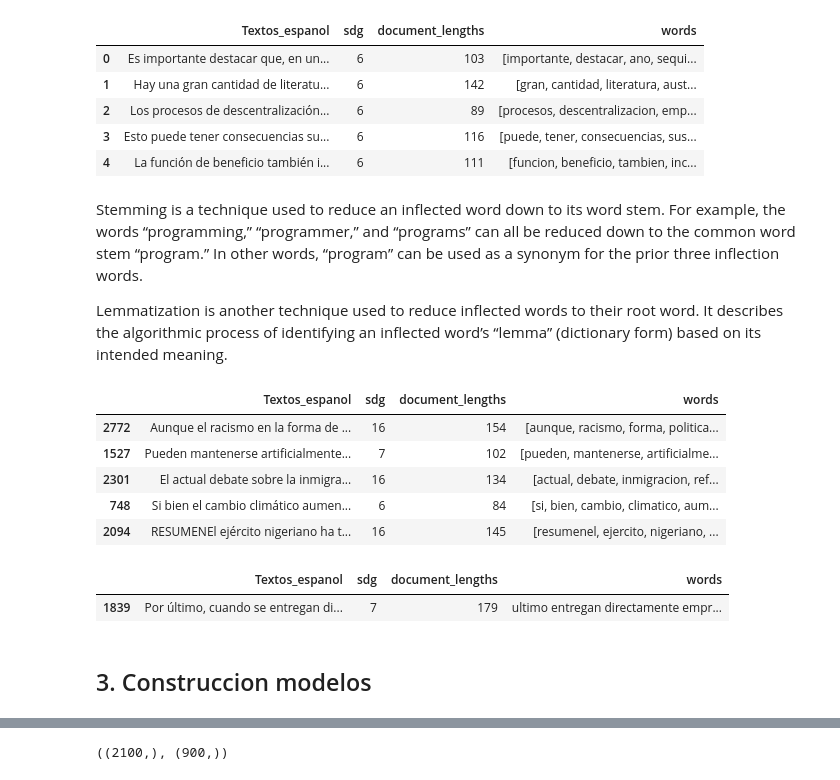
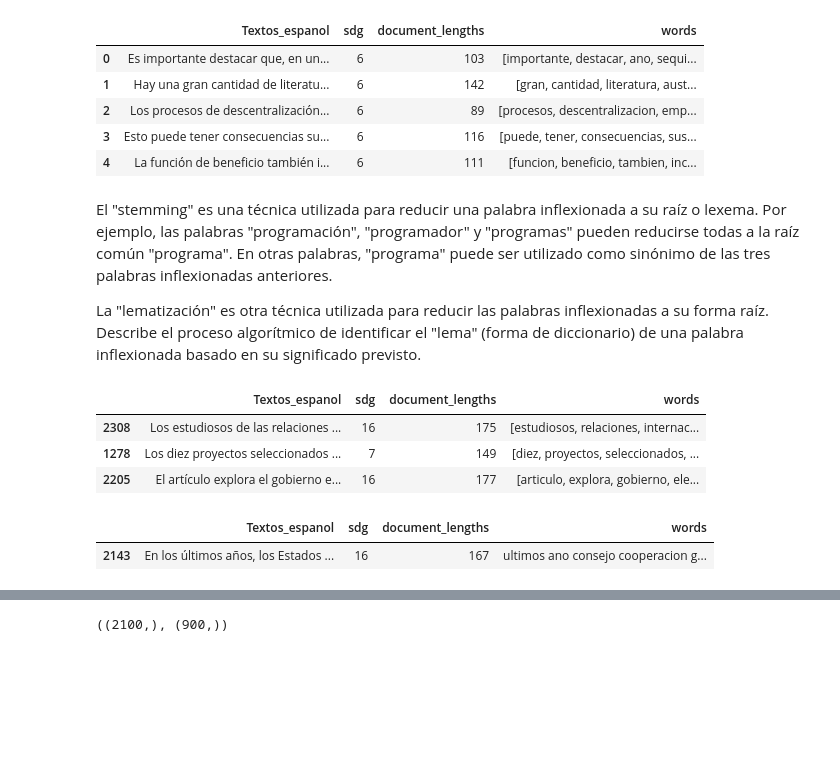
Before and after one commit to montejs3/ProyectoBI, a Jupyter notebook: modeloODS.ipynb, the cells around one changed output, grey strips where cells are left out. Saved outputs shown, nothing was run; the diff lists cells and outputs as text; code cells hidden in the pictures; blank space fills up the shorter version.

```diff
--- a/modeloODS.ipynb
+++ b/modeloODS.ipynb
@@ -177,6 +181,6 @@ stop_words
 # %%
 def remove_non_ascii(words):
-    """Remove non-ASCII characters from list of tokenized words"""
+    """Eliminar caracteres no ASCII de una lista de palabras tokenizadas. """
     new_words = []
     for word in words:
         new_word = unicodedata.normalize('NFKD', word).encode('ascii', 'ignore').decode('utf-8', 'ignore')
@@ -184,7 +188,7 @@ def remove_non_ascii(words):
     return new_words
 
 def to_lowercase(words):
-    """Convert all characters to lowercase from list of tokenized words"""
+    """Convertir todos los caracteres a minúsculas en una lista de palabras tokenizadas"""
     new_words = []
     for word in words:
         new_word = word.lower()
@@ -192,7 +196,7 @@ def to_lowercase(words):
     return new_words
 
 def remove_punctuation(words):
-    """Remove punctuation from list of tokenized words"""
+    """Eliminar la puntuación de una lista de palabras tokenizadas."""
     new_words = []
     for word in words:
         new_word = re.sub(r'[^\w\s]', '', word)
@@ -201,7 +205,7 @@ def remove_punctuation(words):
     return new_words
 
 def replace_numbers(words):
-    """Replace all interger occurrences in list of tokenized words with textual representation"""
+    """Reemplazar todas las ocurrencias de números en una lista de palabras tokenizadas con su representación textual."""
     p = inflect.engine()
     new_words = []
     for word in words:
@@ -213,7 +217,7 @@ def replace_numbers(words):
     return new_words
 
 def remove_stopwords(words):
-    """Remove stop words from list of tokenized words"""
+    """Eliminar las palabras de parada (stop words) de una lista de palabras tokenizadas."""
     new_words = []
     for word in words:
         if word not in stop_words:
@@ -241,28 +250,24 @@ df.head()
 | 2 | Los procesos de descentralización... | 6 | 89 | [procesos, descentralizacion, emp... |
 | 3 | Esto puede tener consecuencias su... | 6 | 116 | [puede, tener, consecuencias, sus... |
 | 4 | La función de beneficio también i... | 6 | 111 | [funcion, beneficio, tambien, inc... |
-# %% [markdown]
-Stemming is a technique used to reduce an inflected word down to its word stem. For example, the words “programming,” “programmer,” and “programs” can all be reduced down to the common word stem “program.” In other words, “program” can be used as a synonym for the prior three inflection words.
-
-Lemmatization is another technique used to reduce inflected words to their root word. It describes the algorithmic process of identifying an inflected word’s “lemma” (dictionary form) based on its intended meaning.
 # %%
 wordnet_lem = WordNetLemmatizer()
+# %% [markdown]
+El "stemming" es una técnica utilizada para reducir una palabra inflexionada a su raíz o lexema. Por ejemplo, las palabras "programación", "programador" y "programas" pueden reducirse todas a la raíz común "programa". En otras palabras, "programa" puede ser utilizado como sinónimo de las tres palabras inflexionadas anteriores.
+
+La "lematización" es otra técnica utilizada para reducir las palabras inflexionadas a su forma raíz. Describe el proceso algorítmico de identificar el "lema" (forma de diccionario) de una palabra inflexionada basado en su significado previsto.
 # %%
 df['words'] = df['words'].apply( lambda lst:[wordnet_lem.lemmatize(word) for word in lst])
 # %%
-df.sample(5)
+df.sample(3)
 # %% [output]
 |  | Textos_espanol | sdg | document_lengths | words |
-| 2772 | Aunque el racismo en la forma de ... | 16 | 154 | [aunque, racismo, forma, politica... |
-| 1527 | Pueden mantenerse artificialmente... | 7 | 102 | [pueden, mantenerse, artificialme... |
-| 2301 | El actual debate sobre la inmigra... | 16 | 134 | [actual, debate, inmigracion, ref... |
-| 748 | Si bien el cambio climático aumen... | 6 | 84 | [si, bien, cambio, climatico, aum... |
-| 2094 | RESUMENEl ejército nigeriano ha t... | 16 | 145 | [resumenel, ejercito, nigeriano, ... |
+| 2308 | Los estudiosos de las relaciones ... | 16 | 175 | [estudiosos, relaciones, internac... |
+| 1278 | Los diez proyectos seleccionados ... | 7 | 149 | [diez, proyectos, seleccionados, ... |
+| 2205 | El artículo explora el gobierno e... | 16 | 177 | [articulo, explora, gobierno, ele... |
 # %%
 df['words'] = df['words'].apply(lambda x: ' '.join(map(str, x)))
 df.sample(1)
 # %% [output]
 |  | Textos_espanol | sdg | document_lengths | words |
-| 1839 | Por último, cuando se entregan di... | 7 | 179 | ultimo entregan directamente empr... |
+| 2143 | En los últimos años, los Estados ... | 16 | 167 | ultimos ano consejo cooperacion g... |
-# %% [markdown]
-## 3. Construccion modelos
```
Also changed, not shown: parts of 47 cells of this notebook, 1 other file.
